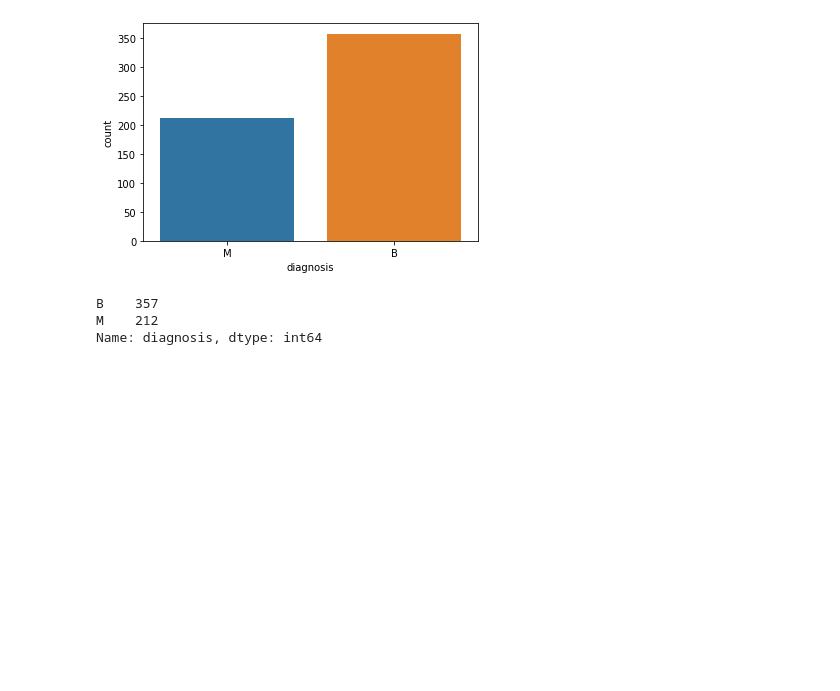
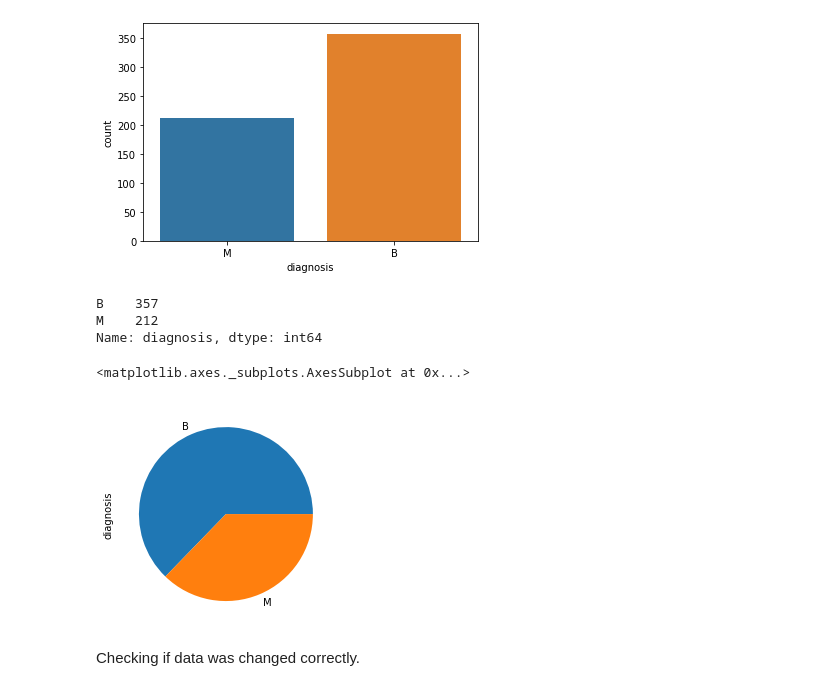
Before and after one commit to abetlej/BreastCancer, a Jupyter notebook: breast_cancer.ipynb, the cells around one changed output. Saved outputs shown, nothing was run; the diff lists cells and outputs as text; code cells hidden in the pictures; blank space fills up the shorter version.

```diff
--- a/breast_cancer.ipynb
+++ b/breast_cancer.ipynb
@@ -124,8 +131,15 @@ data['diagnosis'].value_counts()
 B    357
 M    212
 Name: diagnosis, dtype: int64
+# %%
+data['diagnosis'].value_counts().plot(kind ="pie")
+# %% [output]
+<matplotlib.axes._subplots.AxesSubplot at 0x...>
+[figure, added]
 # %%
 data['diagnosis'] = data['diagnosis'].apply(lambda x: '1' if x == 'M' else '0') #would be useful for future ML
+# %% [markdown]
+Checking if data was changed correctly.
 # %%
 data.head()
 # %% [output]
```
Also changed, not shown: parts of 16 cells of this notebook.
